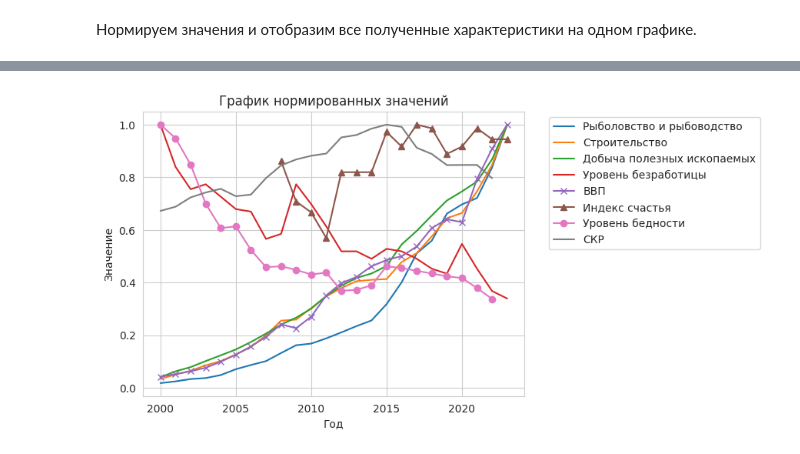
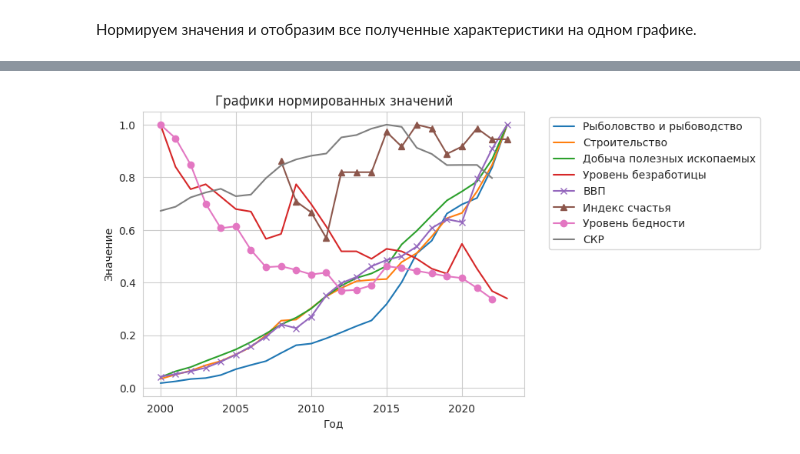
Before and after one commit to nedokormysh/Start_DS_Inflation_Salaries, a Jupyter notebook: Start_DS_final.ipynb, the cells around one changed output, grey strips where cells are left out. Cells and saved outputs as stored; diff of their text form; code cells hidden in the pictures.

```diff
--- a/Start_DS_final.ipynb
+++ b/Start_DS_final.ipynb
@@ -450,23 +458,23 @@ for col in norm_df.columns:
 # %%
 # добавляем линии для каждой характеристики
 plt.plot(norm_df.index, norm_df['рыболовство_и_рыбоводство'], label='Рыболовство и рыбоводство')
 plt.plot(norm_df.index, norm_df['строительство'], label='Строительство')
 plt.plot(norm_df.index, norm_df['добыча_полезных_ископаемых'], label='Добыча полезных ископаемых')
 plt.plot(norm_df.index, norm_df['уровень_безработицы'], label='Уровень безработицы')
 plt.plot(norm_df.index, norm_df['ВВП'], marker='x',label='ВВП')
 plt.plot(norm_df.index, norm_df['индекс_счастья'], marker='^', label='Индекс счастья')
 plt.plot(norm_df.index, norm_df['уровень_бедности'], marker='o', label='Уровень бедности')
 plt.plot(norm_df.index, norm_df['СКР'], label='СКР')
 
 # добавляем легенду
 plt.legend(bbox_to_anchor=(1.05, 1), loc='upper left')
 
 # добавляем подписи осей
 plt.xlabel('Год')
 plt.ylabel('Значение')
-plt.title('График нормированных значений')
+plt.title('Графики нормированных значений')
 
 # показываем график
 plt.show()
 # %% [output]
-[figure, old version]
+[figure, new version]
```
Also changed, not shown: parts of 9 cells of this notebook.
